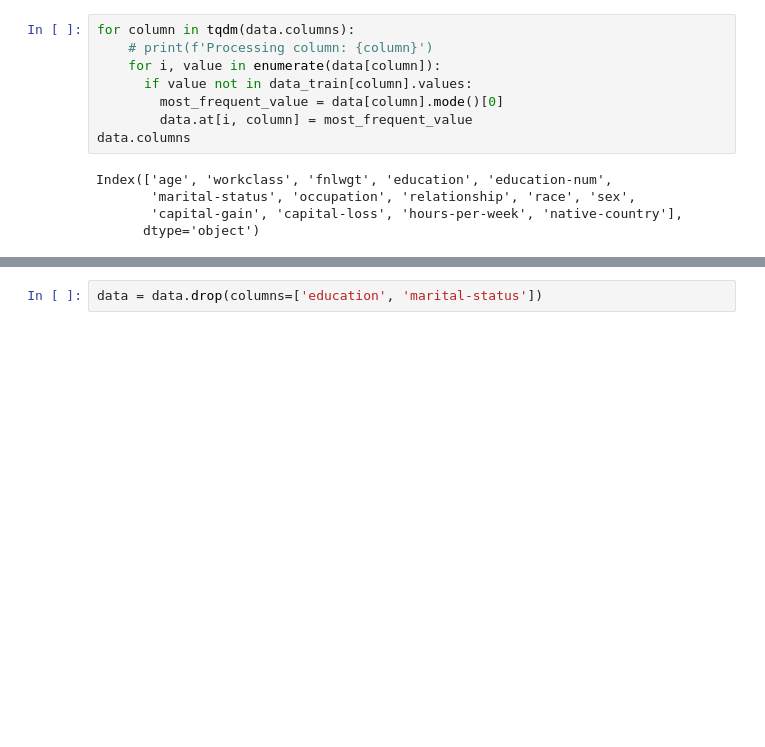
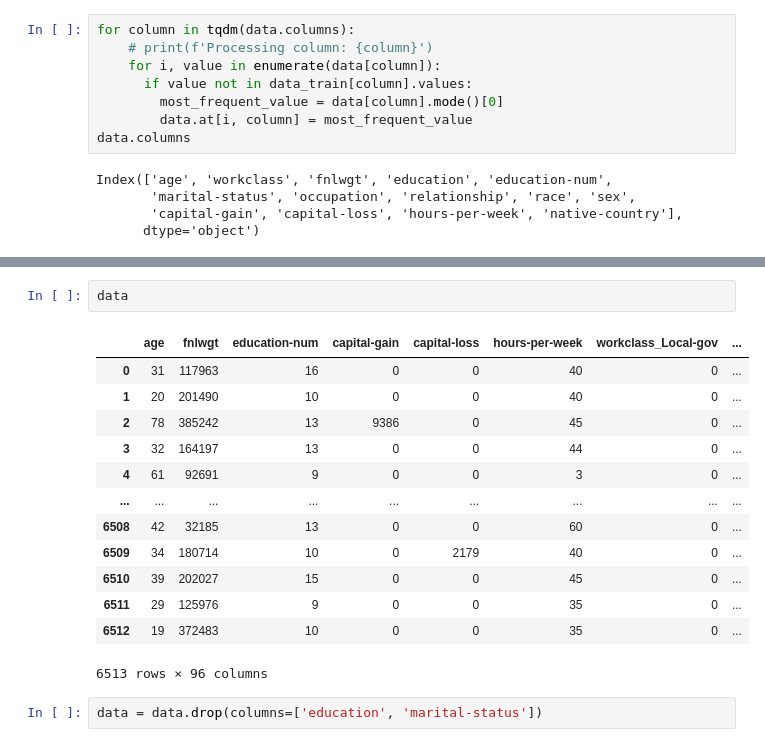
Before and after one commit to EugenePWN/Education, a Jupyter notebook: ML/course_adultReserve.ipynb, the cells around one changed output, grey strips where cells are left out. Drawn from its saved outputs; the diff is of its cells as text; blank space fills up the shorter version.

```diff
--- a/ML/course_adultReserve.ipynb
+++ b/ML/course_adultReserve.ipynb
@@ -89,3 +69,19 @@ data_train
+# %%
+data
+# %% [output]
+|  | age | fnlwgt | education-num | capital-gain | capital-loss | hours-per-week | workclass_Local-gov | ... |
+| 0 | 31 | 117963 | 16 | 0 | 0 | 40 | 0 | ... |
+| 1 | 20 | 201490 | 10 | 0 | 0 | 40 | 0 | ... |
+| 2 | 78 | 385242 | 13 | 9386 | 0 | 45 | 0 | ... |
+| 3 | 32 | 164197 | 13 | 0 | 0 | 44 | 0 | ... |
+| 4 | 61 | 92691 | 9 | 0 | 0 | 3 | 0 | ... |
+| ... | ... | ... | ... | ... | ... | ... | ... | ... |
+| 6508 | 42 | 32185 | 13 | 0 | 0 | 60 | 0 | ... |
+| 6509 | 34 | 180714 | 10 | 0 | 2179 | 40 | 0 | ... |
+| 6510 | 39 | 202027 | 15 | 0 | 0 | 45 | 0 | ... |
+| 6511 | 29 | 125976 | 9 | 0 | 0 | 35 | 0 | ... |
+| 6512 | 19 | 372483 | 10 | 0 | 0 | 35 | 0 | ... |
+6513 rows × 96 columns
 # %%
 data = data.drop(columns=['education', 'marital-status'])
 # %%
```
Also changed, not shown: parts of 10 cells of this notebook, 2 other files.
